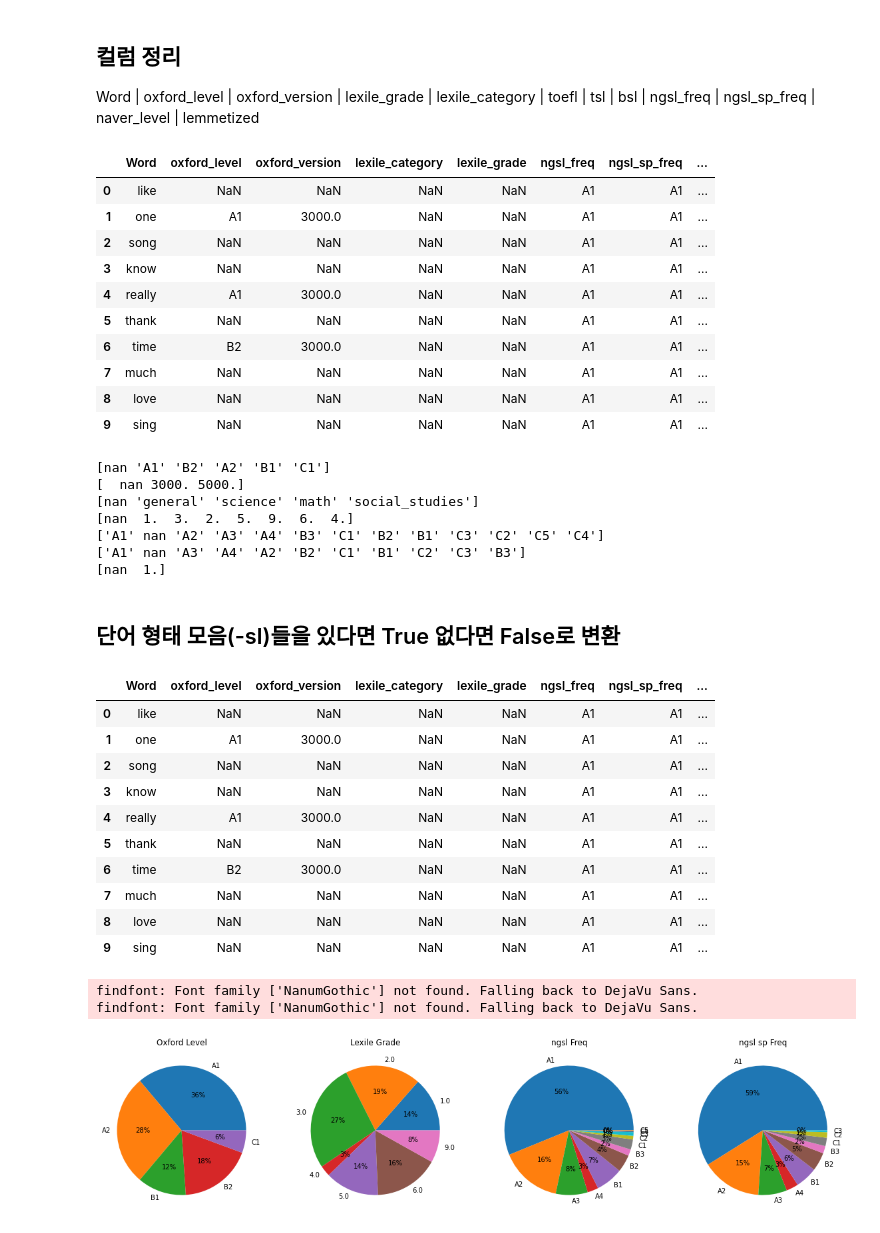
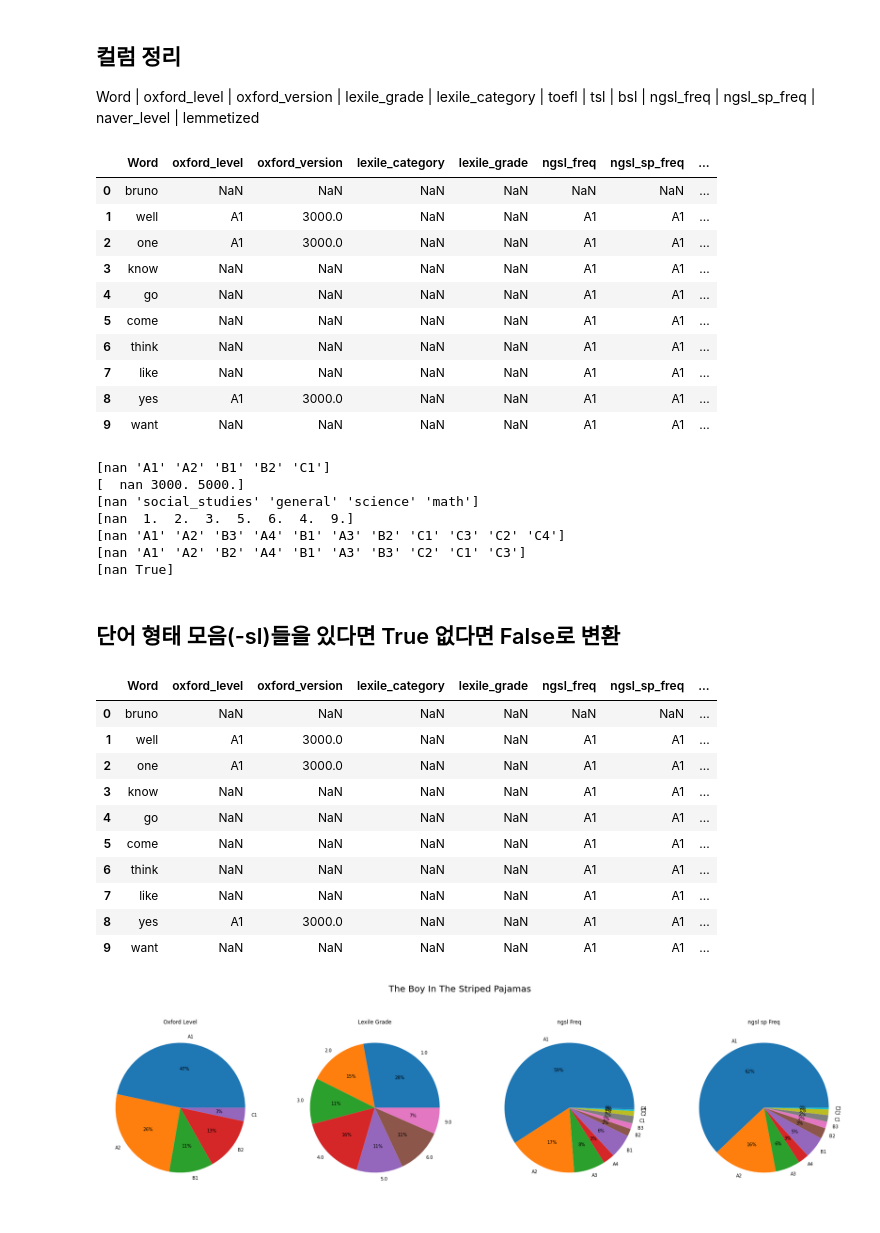
Before and after one commit to yuliepie/netflixschool, a Jupyter notebook: data_preprocessing/ipynb/relation_word_and_script.ipynb, the cells around one changed output. Drawn from its saved outputs; the diff is of its cells as text; code cells hidden in the pictures.

Commit message:
modify relation_word_and_script.ipynb fig

```diff
--- a/data_preprocessing/ipynb/relation_word_and_script.ipynb
+++ b/data_preprocessing/ipynb/relation_word_and_script.ipynb
@@ -21,7 +19,7 @@ AttributeError: module 'matplotlib.font_manager' has no attribute '_rebuild'
 Drama = ['Breaking Bad', 'Friends', 'Game of Thrones', 'Greys Anatomy', 'Modern Family', 'Sherlock', 'The Big Bang Theory', 'The Good Place']
 Movie = ['Ben Platt Live From Radio City Music Hall', 'Inception', 'Klaus', 'Men In Black', 'Moneyball', 'Monty Python And The Holy Grail', 'The Boy In The Striped Pajamas', 'The Departed', 'The Intern', 'There Will Be Blood', 'Zootopia']
 # %%
-title = Movie[0] # 여기서 작품 선택
+title = Movie[6] # 여기서 작품 선택
 
 if title in Drama:
     path = '../Script/Drama'
@@ -131,7 +129,7 @@ for data in existence:
     file_name = data
     word_file = pd.read_csv(f'../words/{file_name}.csv')
     df_word = word_file
-    df_word['tofle'] = 1
+    df_word['toefl'] = True
     df_result = pd.merge(df_result, df_word, how='left', on='Word')
 
 df_result = df_result.rename(columns={'Domain': 'lexile_category', 'Level': 'lexile_grade'})
@@ -158,77 +156,70 @@ Word | oxford_level | oxford_version | lexile_grade | lexile_category | toefl |
 df_result.head(10)
 # %% [output]
 |  | Word | oxford_level | oxford_version | lexile_category | lexile_grade | ngsl_freq | ngsl_sp_freq | ... |
-| 0 | like | NaN | NaN | NaN | NaN | A1 | A1 | ... |
-| 1 | one | A1 | 3000.0 | NaN | NaN | A1 | A1 | ... |
-| 2 | song | NaN | NaN | NaN | NaN | A1 | A1 | ... |
+| 0 | bruno | NaN | NaN | NaN | NaN | NaN | NaN | ... |
+| 1 | well | A1 | 3000.0 | NaN | NaN | A1 | A1 | ... |
+| 2 | one | A1 | 3000.0 | NaN | NaN | A1 | A1 | ... |
 | 3 | know | NaN | NaN | NaN | NaN | A1 | A1 | ... |
-| 4 | really | A1 | 3000.0 | NaN | NaN | A1 | A1 | ... |
-| 5 | thank | NaN | NaN | NaN | NaN | A1 | A1 | ... |
-| 6 | time | B2 | 3000.0 | NaN | NaN | A1 | A1 | ... |
-| 7 | much | NaN | NaN | NaN | NaN | A1 | A1 | ... |
-| 8 | love | NaN | NaN | NaN | NaN | A1 | A1 | ... |
-| 9 | sing | NaN | NaN | NaN | NaN | A1 | A1 | ... |
+| 4 | go | NaN | NaN | NaN | NaN | A1 | A1 | ... |
+| 5 | come | NaN | NaN | NaN | NaN | A1 | A1 | ... |
+| 6 | think | NaN | NaN | NaN | NaN | A1 | A1 | ... |
+| 7 | like | NaN | NaN | NaN | NaN | A1 | A1 | ... |
+| 8 | yes | A1 | 3000.0 | NaN | NaN | A1 | A1 | ... |
+| 9 | want | NaN | NaN | NaN | NaN | A1 | A1 | ... |
 # %%
 
 for column in df_result.columns:
     if column in ['Word', 'awsl', 'bsl', 'ngsl', 'tsl']: continue
     print(df_result[column].unique())
 # %% [output]
-[nan 'A1' 'B2' 'A2' 'B1' 'C1']
+[nan 'A1' 'A2' 'B1' 'B2' 'C1']
 [  nan 3000. 5000.]
-[nan 'general' 'science' 'math' 'social_studies']
-[nan  1.  3.  2.  5.  9.  6.  4.]
-['A1' nan 'A2' 'A3' 'A4' 'B3' 'C1' 'B2' 'B1' 'C3' 'C2' 'C5' 'C4']
-['A1' nan 'A3' 'A4' 'A2' 'B2' 'C1' 'B1' 'C2' 'C3' 'B3']
-[nan  1.]
+[nan 'social_studies' 'general' 'science' 'math']
+[nan  1.  2.  3.  5.  6.  4.  9.]
+[nan 'A1' 'A2' 'B3' 'A4' 'B1' 'A3' 'B2' 'C1' 'C3' 'C2' 'C4']
+[nan 'A1' 'A2' 'B2' 'A4' 'B1' 'A3' 'B3' 'C2' 'C1' 'C3']
+[nan True]
 # %% [markdown]
 ## 단어 형태 모음(-sl)들을 있다면 True 없다면 False로 변환
 # %%
-df_result['awsl'] = df_result['awsl'].isnull()
-df_result['bsl'] = df_result['bsl'].isnull()
-df_result['ngsl'] = df_result['ngsl'].isnull()
-df_result['tsl'] = df_result['tsl'].isnull()
+df_result['awsl'] = df_result['awsl'].notnull()
+df_result['bsl'] = df_result['bsl'].notnull()
+df_result['ngsl'] = df_result['ngsl'].notnull()
+df_result['tsl'] = df_result['tsl'].notnull()
+df_result['toefl'] = df_result['toefl'].notnull()
 df_result.head(10)
+# df_result['toefl'].value_counts()
 # %% [output]
 |  | Word | oxford_level | oxford_version | lexile_category | lexile_grade | ngsl_freq | ngsl_sp_freq | ... |
-| 0 | like | NaN | NaN | NaN | NaN | A1 | A1 | ... |
-| 1 | one | A1 | 3000.0 | NaN | NaN | A1 | A1 | ... |
-| 2 | song | NaN | NaN | NaN | NaN | A1 | A1 | ... |
+| 0 | bruno | NaN | NaN | NaN | NaN | NaN | NaN | ... |
+| 1 | well | A1 | 3000.0 | NaN | NaN | A1 | A1 | ... |
+| 2 | one | A1 | 3000.0 | NaN | NaN | A1 | A1 | ... |
 | 3 | know | NaN | NaN | NaN | NaN | A1 | A1 | ... |
-| 4 | really | A1 | 3000.0 | NaN | NaN | A1 | A1 | ... |
-| 5 | thank | NaN | NaN | NaN | NaN | A1 | A1 | ... |
-| 6 | time | B2 | 3000.0 | NaN | NaN | A1 | A1 | ... |
-| 7 | much | NaN | NaN | NaN | NaN | A1 | A1 | ... |
-| 8 | love | NaN | NaN | NaN | NaN | A1 | A1 | ... |
-| 9 | sing | NaN | NaN | NaN | NaN | A1 | A1 | ... |
+| 4 | go | NaN | NaN | NaN | NaN | A1 | A1 | ... |
+| 5 | come | NaN | NaN | NaN | NaN | A1 | A1 | ... |
+| 6 | think | NaN | NaN | NaN | NaN | A1 | A1 | ... |
+| 7 | like | NaN | NaN | NaN | NaN | A1 | A1 | ... |
+| 8 | yes | A1 | 3000.0 | NaN | NaN | A1 | A1 | ... |
+| 9 | want | NaN | NaN | NaN | NaN | A1 | A1 | ... |
 # %%
-# result = df_result['oxford_level'].value_counts()
-
-fig, axes = plt.subplots(1, 4, figsize=(20, 60), facecolor='white')
+fig, axes = plt.subplots(1, 4, figsize=(30, 8), facecolor='white')
+fig.suptitle(title, fontsize=20)
 result = df_result['oxford_level'].value_counts().sort_index()
 axes[0].pie(result, labels=result.index, autopct = "%1.0f%%")
 axes[0].set_title('Oxford Level')
 
 result = df_result['lexile_grade'].value_counts().sort_index()
 axes[1].pie(result, labels=result.index,  autopct = "%1.0f%%")
 axes[1].set_title('Lexile Grade')
 
 result = df_result['ngsl_freq'].value_counts().sort_index()
 axes[2].pie(result, labels=result.index,  autopct = "%1.0f%%")
 axes[2].set_title('ngsl Freq')
 
 result = df_result['ngsl_sp_freq'].value_counts().sort_index()
 axes[3].pie(result, labels=result.index,  autopct = "%1.0f%%")
 axes[3].set_title('ngsl sp Freq')
 
 plt.show()
-
-
-# plt.figure(figsize = (6,6))
-# result.plot.pie(autopct = "%1.0f%%", shadow = True)
-# # plt.title('')
-# plt.show()
 # %% [output]
-findfont: Font family ['NanumGothic'] not found. Falling back to DejaVu Sans.
-findfont: Font family ['NanumGothic'] not found. Falling back to DejaVu Sans.
-[figure, old version]
+[figure, new version]
```
Also changed, not shown: parts of 5 cells of this notebook.
